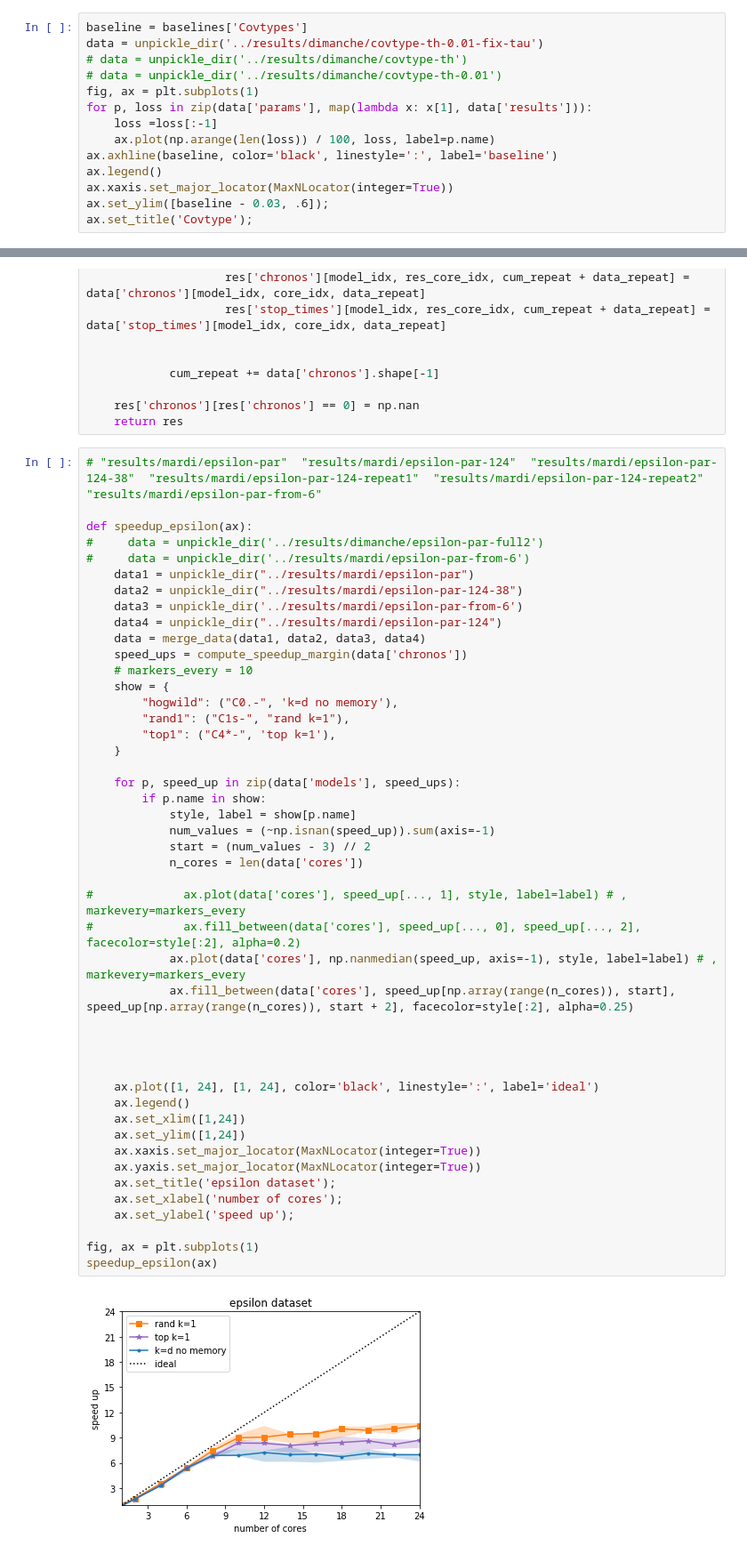
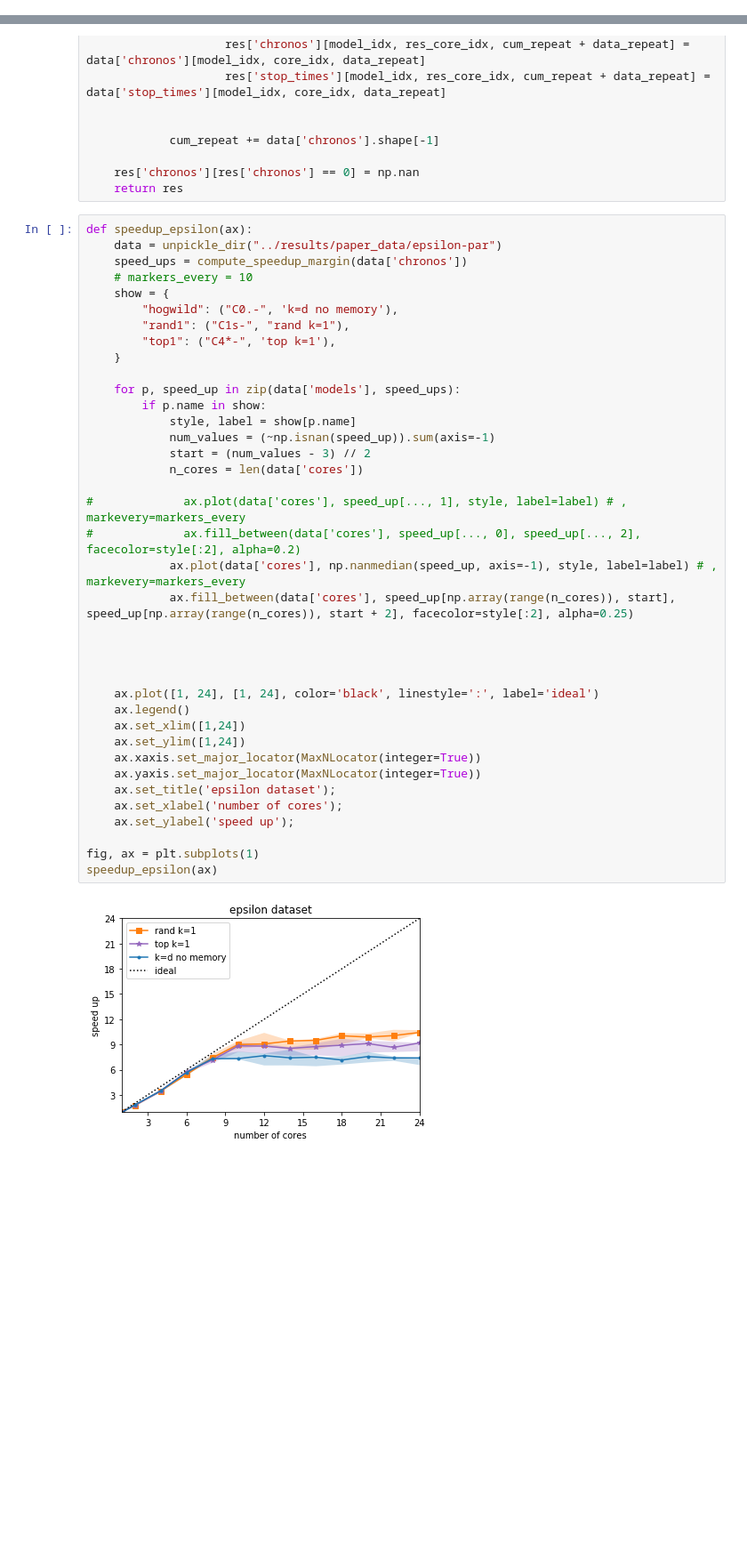
Before and after one commit to epfml/sparsifiedSGD, a Jupyter notebook: notebooks/plots.ipynb, the cells around one changed output, grey strips where cells are left out. Shown at 89% size. Drawn from its saved outputs; the diff is of its cells as text; blank space fills up the shorter version.

```diff
--- a/notebooks/plots.ipynb
+++ b/notebooks/plots.ipynb
@@ -133,17 +132,3 @@ plt.tight_layout()
 fig.savefig('theory.pdf')
 # %% [output]
 [figure]
-# %%
-baseline = baselines['Covtypes']
-data = unpickle_dir('../results/dimanche/covtype-th-0.01-fix-tau')
-# data = unpickle_dir('../results/dimanche/covtype-th')
-# data = unpickle_dir('../results/dimanche/covtype-th-0.01')
-fig, ax = plt.subplots(1)
-for p, loss in zip(data['params'], map(lambda x: x[1], data['results'])):
-    loss =loss[:-1]
-    ax.plot(np.arange(len(loss)) / 100, loss, label=p.name)
-ax.axhline(baseline, color='black', linestyle=':', label='baseline')
-ax.legend()
-ax.xaxis.set_major_locator(MaxNLocator(integer=True))
-ax.set_ylim([baseline - 0.03, .6]);
-ax.set_title('Covtype');
@@ -350,16 +333,8 @@ def merge_data(*datas):
     res['chronos'][res['chronos'] == 0] = np.nan
     return res
 # %%
-# "results/mardi/epsilon-par"  "results/mardi/epsilon-par-124"  "results/mardi/epsilon-par-124-38"  "results/mardi/epsilon-par-124-repeat1"  "results/mardi/epsilon-par-124-repeat2"  "results/mardi/epsilon-par-from-6"
-
 def speedup_epsilon(ax):
-#     data = unpickle_dir('../results/dimanche/epsilon-par-full2')
-#     data = unpickle_dir('../results/mardi/epsilon-par-from-6')
-    data1 = unpickle_dir("../results/mardi/epsilon-par")
-    data2 = unpickle_dir("../results/mardi/epsilon-par-124-38")
-    data3 = unpickle_dir('../results/mardi/epsilon-par-from-6')
-    data4 = unpickle_dir("../results/mardi/epsilon-par-124")
-    data = merge_data(data1, data2, data3, data4)
+    data = unpickle_dir("../results/paper_data/epsilon-par")
     speed_ups = compute_speedup_margin(data['chronos'])
     # markers_every = 10
     show = {
@@ -369,33 +344,33 @@ def speedup_epsilon(ax):
     }
 
     for p, speed_up in zip(data['models'], speed_ups):
         if p.name in show:
             style, label = show[p.name]
             num_values = (~np.isnan(speed_up)).sum(axis=-1)
             start = (num_values - 3) // 2
             n_cores = len(data['cores'])
 
 #             ax.plot(data['cores'], speed_up[..., 1], style, label=label) # , markevery=markers_every
 #             ax.fill_between(data['cores'], speed_up[..., 0], speed_up[..., 2], facecolor=style[:2], alpha=0.2)
             ax.plot(data['cores'], np.nanmedian(speed_up, axis=-1), style, label=label) # , markevery=markers_every
             ax.fill_between(data['cores'], speed_up[np.array(range(n_cores)), start], speed_up[np.array(range(n_cores)), start + 2], facecolor=style[:2], alpha=0.25)
 
 
 
 
     ax.plot([1, 24], [1, 24], color='black', linestyle=':', label='ideal')
     ax.legend()
     ax.set_xlim([1,24])
     ax.set_ylim([1,24])
     ax.xaxis.set_major_locator(MaxNLocator(integer=True))
     ax.yaxis.set_major_locator(MaxNLocator(integer=True))
     ax.set_title('epsilon dataset');
     ax.set_xlabel('number of cores');
     ax.set_ylabel('speed up');
 
 fig, ax = plt.subplots(1)
 speedup_epsilon(ax)
 # %% [output]
-[figure, old version]
+[figure, new version]
 # %%
 def speedup_rcv1(ax):
```
Also changed, not shown: parts of 12 cells of this notebook, 1 other file.
